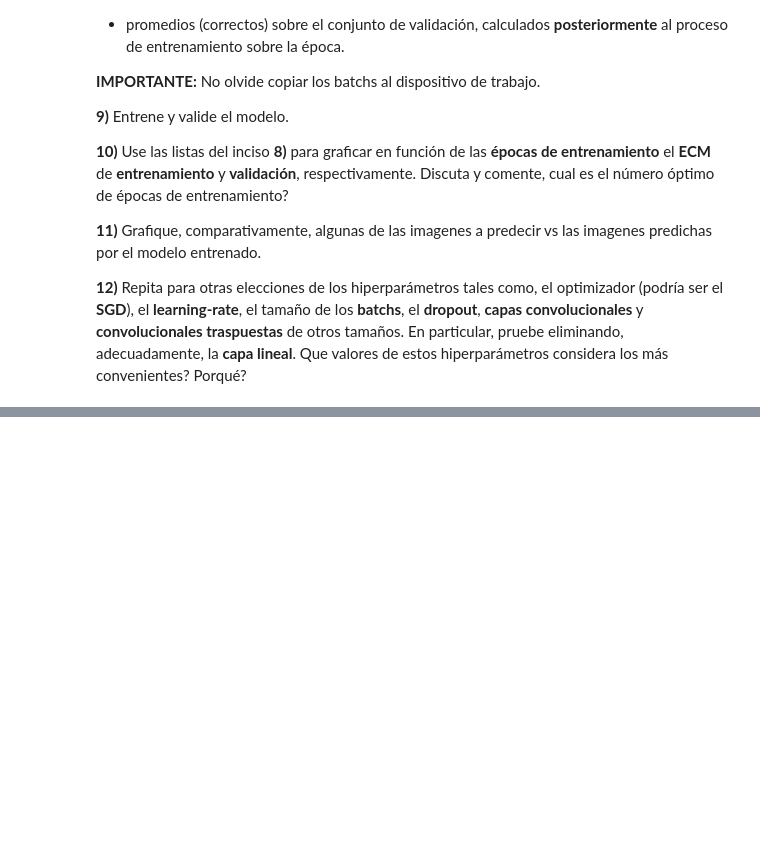
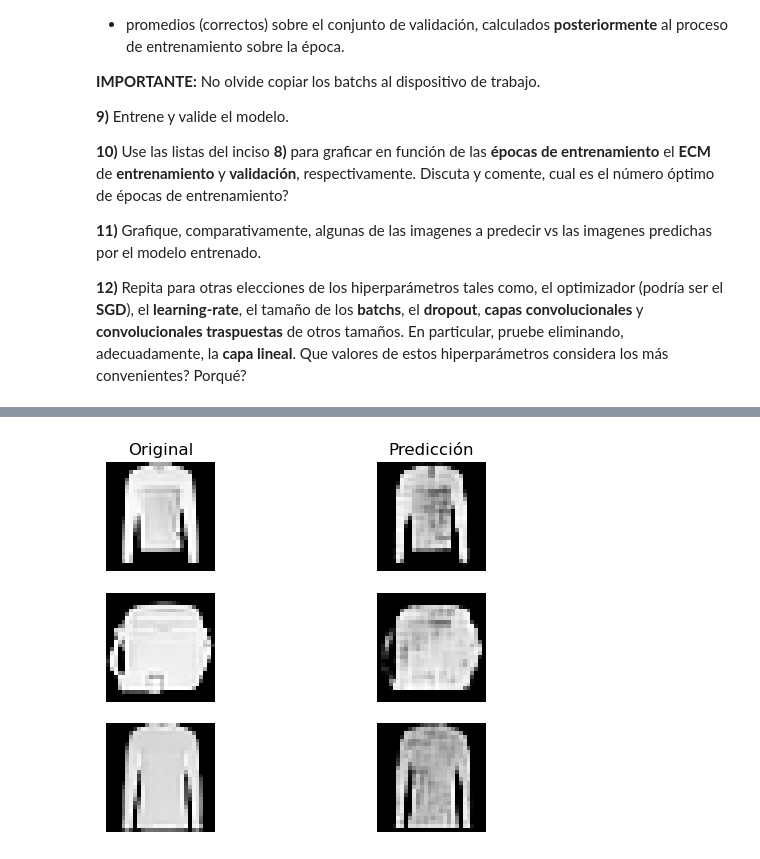
Before and after one commit to EnzoRg/neural_networks, a Jupyter notebook: Ejercicios/redes_neuronales_2024_guia_13.ipynb, the cells around one changed output, grey strips where cells are left out. Cells and saved outputs as stored; diff of their text form; code cells hidden in the pictures; blank space fills up the shorter version.

```diff
--- a/Ejercicios/redes_neuronales_2024_guia_13.ipynb
+++ b/Ejercicios/redes_neuronales_2024_guia_13.ipynb
@@ -165,0 +453,35 @@ Que valores de estos hiperparámetros considera los más convenientes? Porqué?
+# %%
+# Prueba del modelo sin entrenar
+
+figure = plt.figure()
+rows,cols = 3,2
+
+i = 0
+
+model.eval()
+
+for row in range(1, rows+1):
+    j = torch.randint(len(train_set),size=(1,)).item() # Los números aleatorios tambien se pueden generar desde pytorch. Util para trabajar en la GPU.
+    i += 1
+    image, flatten_imagen = train_set[j]
+    image = image.to(device)
+    figure.add_subplot(rows, cols, i)
+
+    if row == 1:
+        plt.title('Original')
+    plt.axis('off')
+
+    plt.imshow(unbatch(image), cmap='Greys_r')
+
+    i += 1
+    figure.add_subplot(rows, cols, i)
+
+    if row ==1:
+        plt.title('Predicción')
+    plt.axis('off')
+    image_pred = unbatch(model(batch(image)))
+    plt.imshow(image_pred, cmap='Greys_r')
+
+plt.show()
+# %% [output]
+[figure, added]
```
Also changed, not shown: parts of 26 cells of this notebook, 1 other file.
